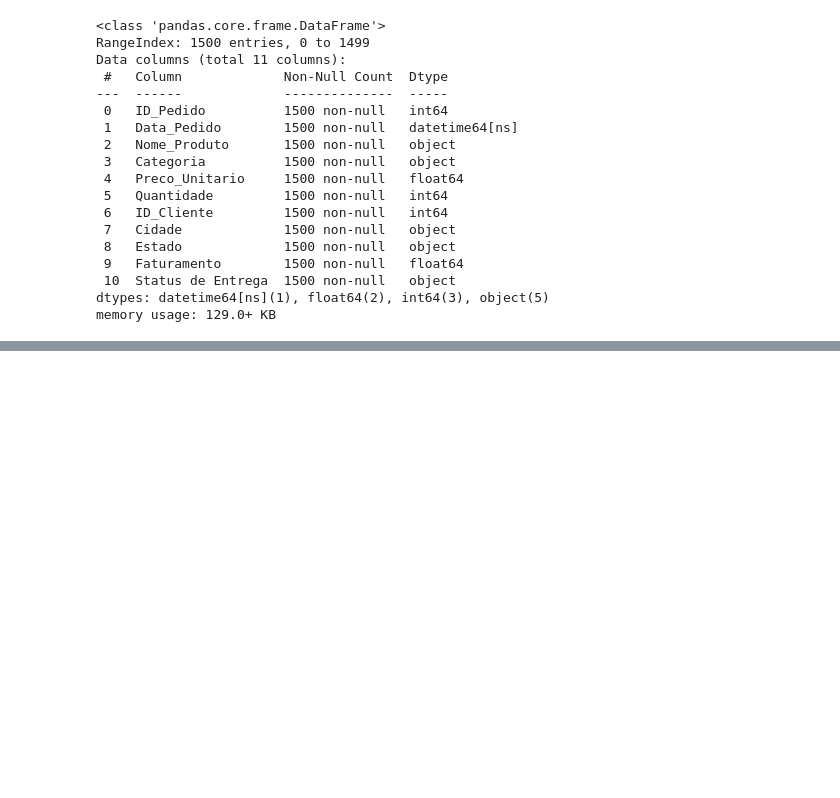
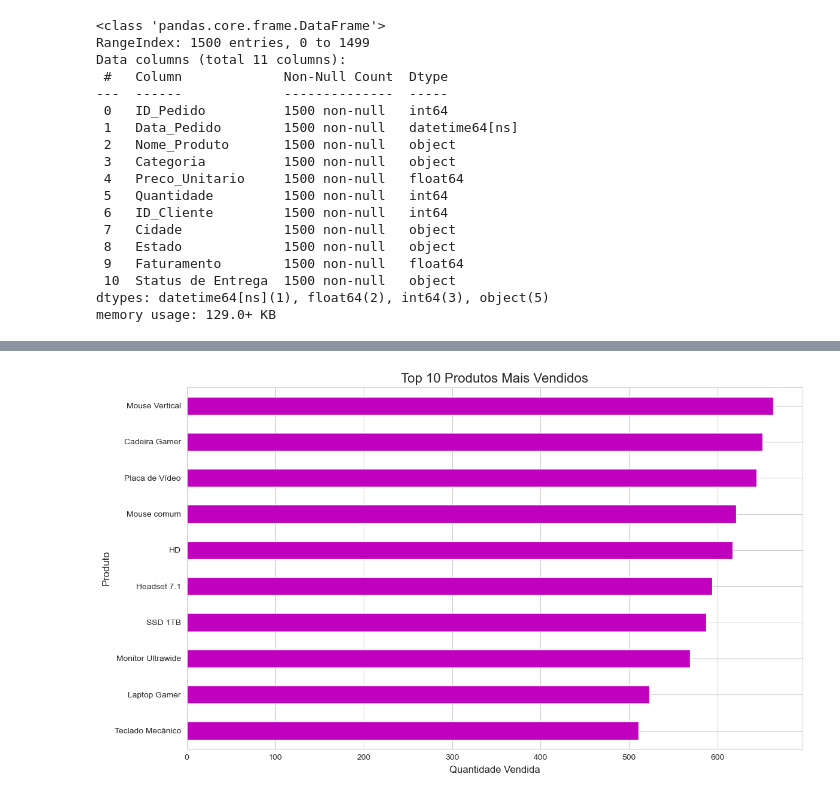
Before and after one commit to alissonmoreira7/analise-vendas-ecommerce, a Jupyter notebook: Analise_Vendas_Ecommerce.ipynb, the cells around one changed output, grey strips where cells are left out. Cells and saved outputs as stored; diff of their text form; code cells hidden in the pictures; blank space fills up the shorter version.

Commit message:
Criando a primeira análise: top 10 produtos mais vendidos.

```diff
--- a/Analise_Vendas_Ecommerce.ipynb
+++ b/Analise_Vendas_Ecommerce.ipynb
@@ -114,3 +114,7 @@ Data columns (total 11 columns):
  10  Status de Entrega  1500 non-null   object
 dtypes: datetime64[ns](1), float64(2), int64(3), object(5)
 memory usage: 129.0+ KB
+# %%
+top_10prod = df_vendas.groupby('Nome_Produto')['Quantidade'].sum().sort_values(ascending=False).head(10)
+
+top_10prod
@@ -116,0 +134,15 @@ memory usage: 129.0+ KB
+# %%
+sns.set_style("whitegrid")
+
+plt.figure(figsize = (12, 7))
+
+top_10prod.sort_values(ascending = True).plot(kind = 'barh', color = 'm')
+
+plt.title('Top 10 Produtos Mais Vendidos', fontsize = 16)
+plt.xlabel('Quantidade Vendida', fontsize = 12)
+plt.ylabel('Produto', fontsize = 12)
+
+plt.tight_layout()
+plt.show()
+# %% [output]
+[figure, added]
```
Also changed, not shown: parts of 3 cells of this notebook.
